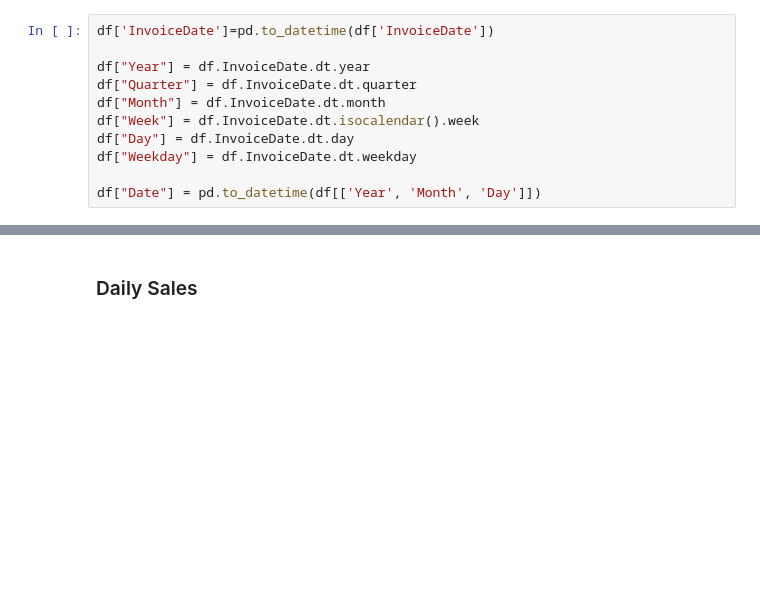
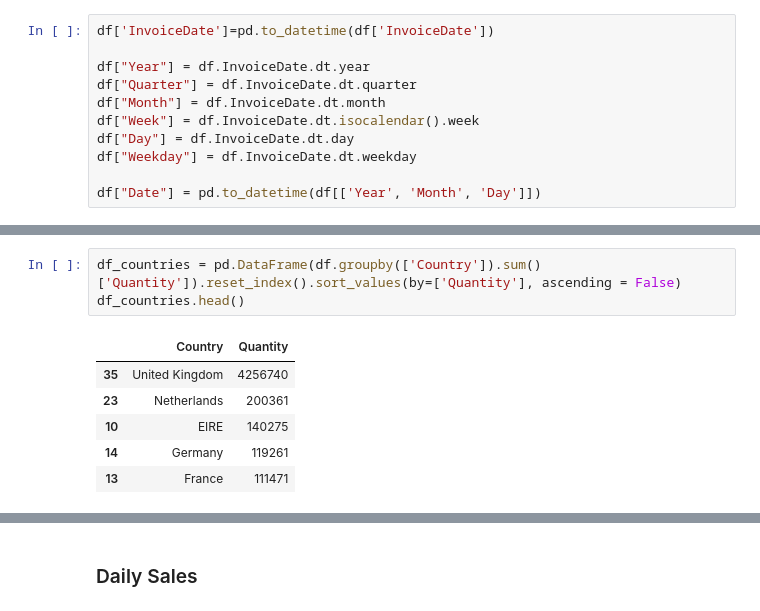
Before and after one commit to sheetalbongale/Retail-Time-Series-Analysis-and-Forecasting, a Jupyter notebook: 01_EDA_and_Feature_Engineering.ipynb, the cells around one changed output, grey strips where cells are left out. Cells and saved outputs as stored; diff of their text form; blank space fills up the shorter version.

```diff
--- a/01_EDA_and_Feature_Engineering.ipynb
+++ b/01_EDA_and_Feature_Engineering.ipynb
@@ -360,0 +296,10 @@ df.head(1)
+# %%
+df_countries = pd.DataFrame(df.groupby(['Country']).sum()['Quantity']).reset_index().sort_values(by=['Quantity'], ascending = False)
+df_countries.head()
+# %% [output]
+|  | Country | Quantity |
+| 35 | United Kingdom | 4256740 |
+| 23 | Netherlands | 200361 |
+| 10 | EIRE | 140275 |
+| 14 | Germany | 119261 |
+| 13 | France | 111471 |
```
Also changed, not shown: parts of 28 cells of this notebook.
